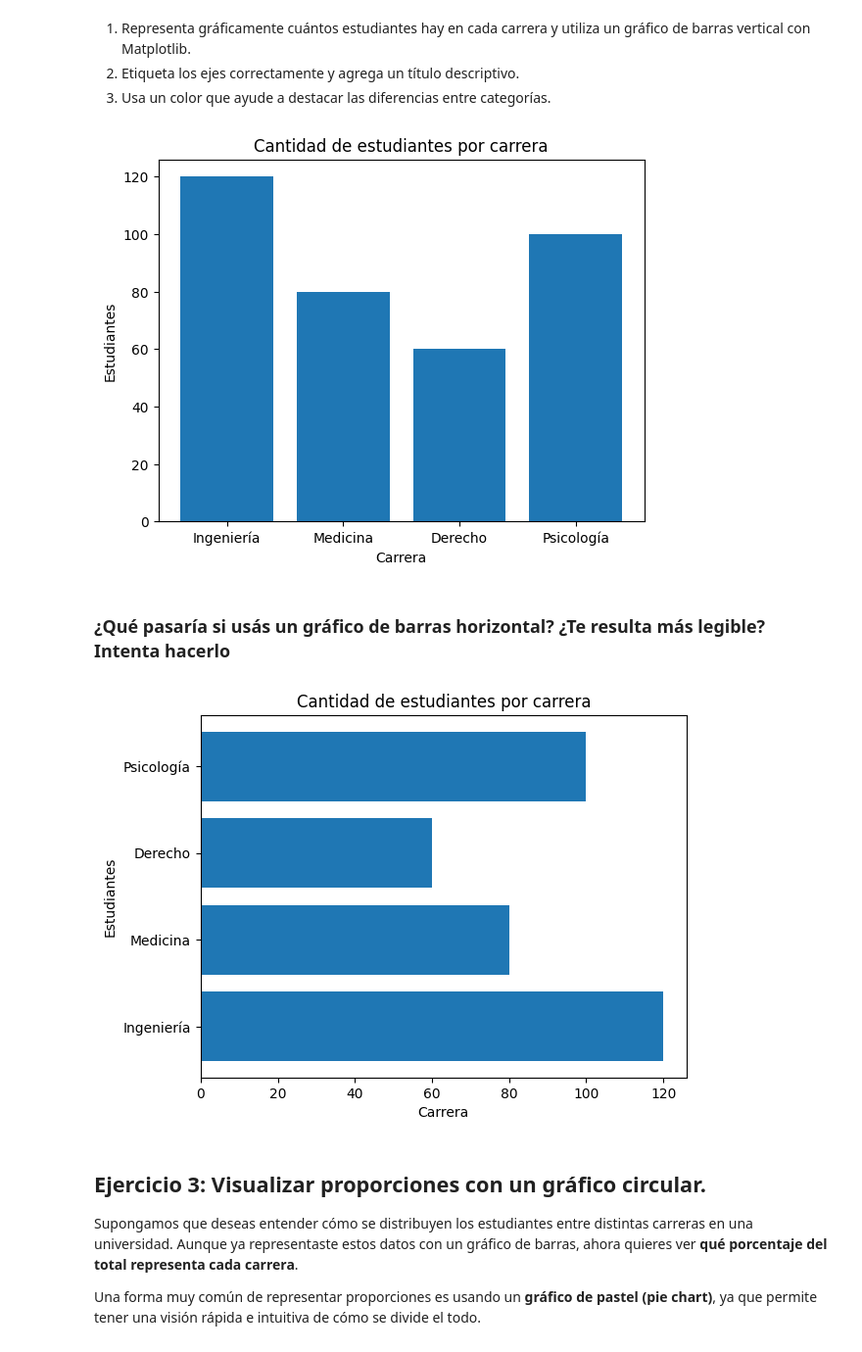
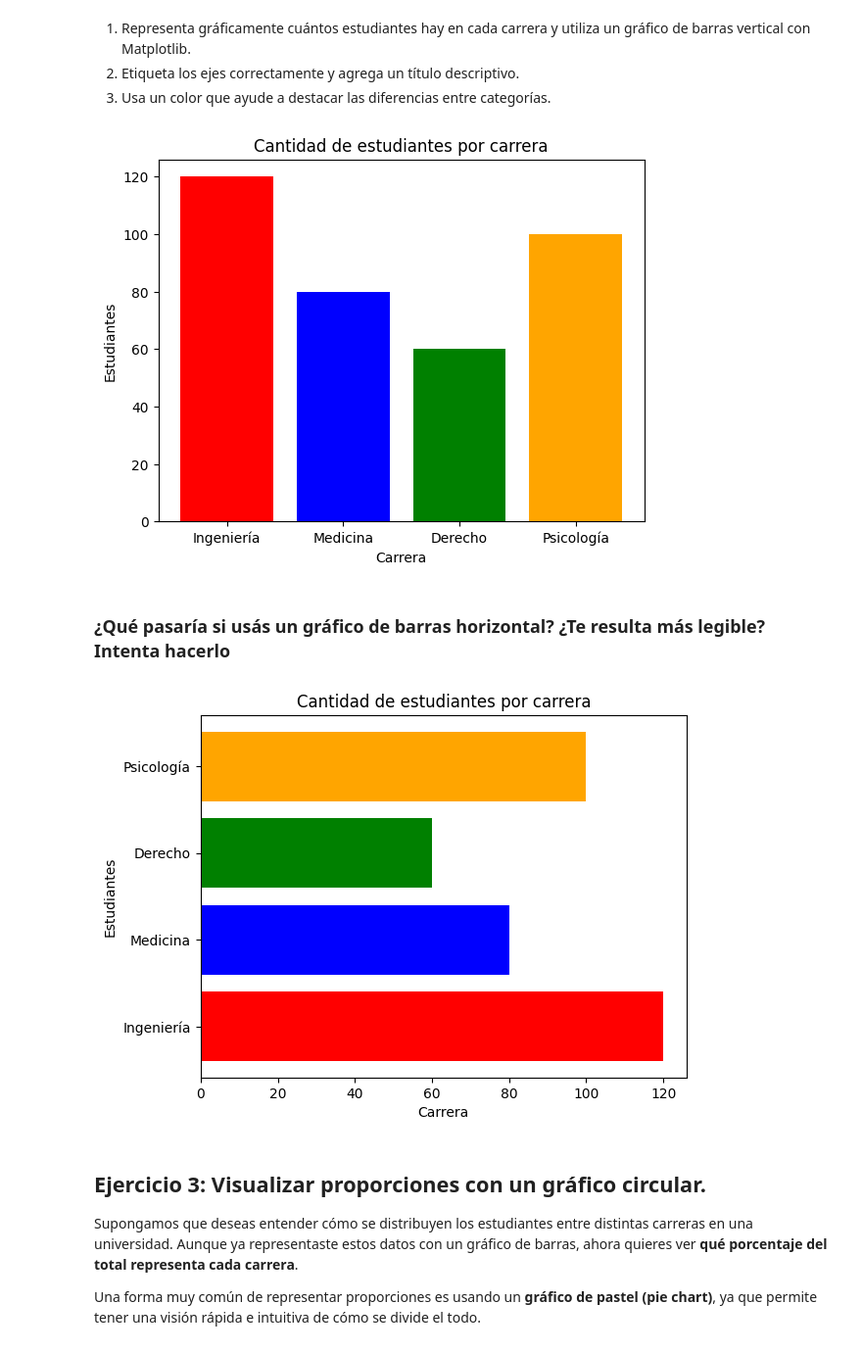
Before and after one commit to 4GeeksAcademy/AdriAREvisualization-exercises-with-matplot-and-seaborn, a Jupyter notebook: notebook/problems.es.ipynb, the cells around one changed output. Shown at 98% size. Drawn from its saved outputs; the diff is of its cells as text; code cells hidden in the pictures.

```diff
--- a/notebook/problems.es.ipynb
+++ b/notebook/problems.es.ipynb
@@ -80,23 +82,24 @@ df_carreras
 2. Etiqueta los ejes correctamente y agrega un título descriptivo.
 3. Usa un color que ayude a destacar las diferencias entre categorías.
 # %%
-plt.bar(df_carreras['Carrera'], df_carreras['Estudiantes'])
+colores = ['red', 'blue', 'green', 'orange']
+plt.bar(df_carreras['Carrera'], df_carreras['Estudiantes'], color=colores)
 plt.title("Cantidad de estudiantes por carrera")
 plt.xlabel("Carrera")
 plt.ylabel("Estudiantes")
 plt.show()
 # %% [output]
-[figure, old version]
+[figure, new version]
 # %% [markdown]
 ### ¿Qué pasaría si usás un gráfico de barras **horizontal**? ¿Te resulta más legible? Intenta hacerlo
 # %%
-plt.barh(df_carreras['Carrera'], df_carreras['Estudiantes'])
+plt.barh(df_carreras['Carrera'], df_carreras['Estudiantes'], color=colores)
 plt.title("Cantidad de estudiantes por carrera")
 plt.xlabel("Carrera")
 plt.ylabel("Estudiantes")
 plt.show()
 # %% [output]
-[figure, old version]
+[figure, new version]
 # %% [markdown]
 ## Ejercicio 3: Visualizar proporciones con un gráfico circular.
 
```
Also changed, not shown: parts of 8 cells of this notebook.
